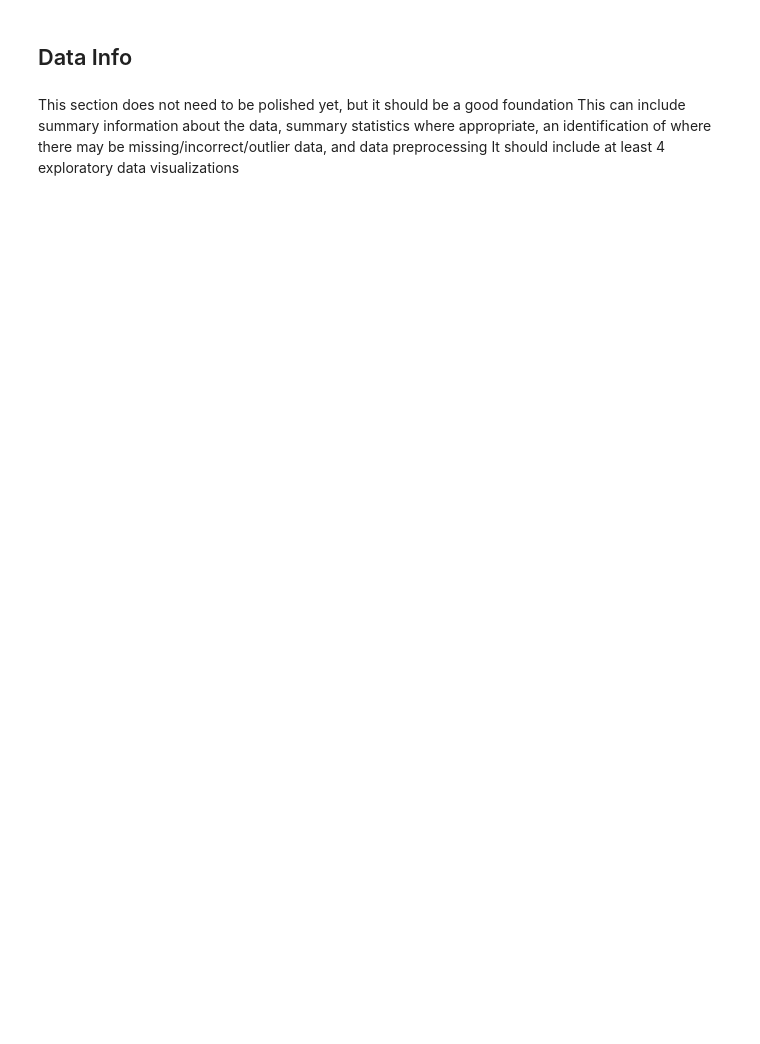
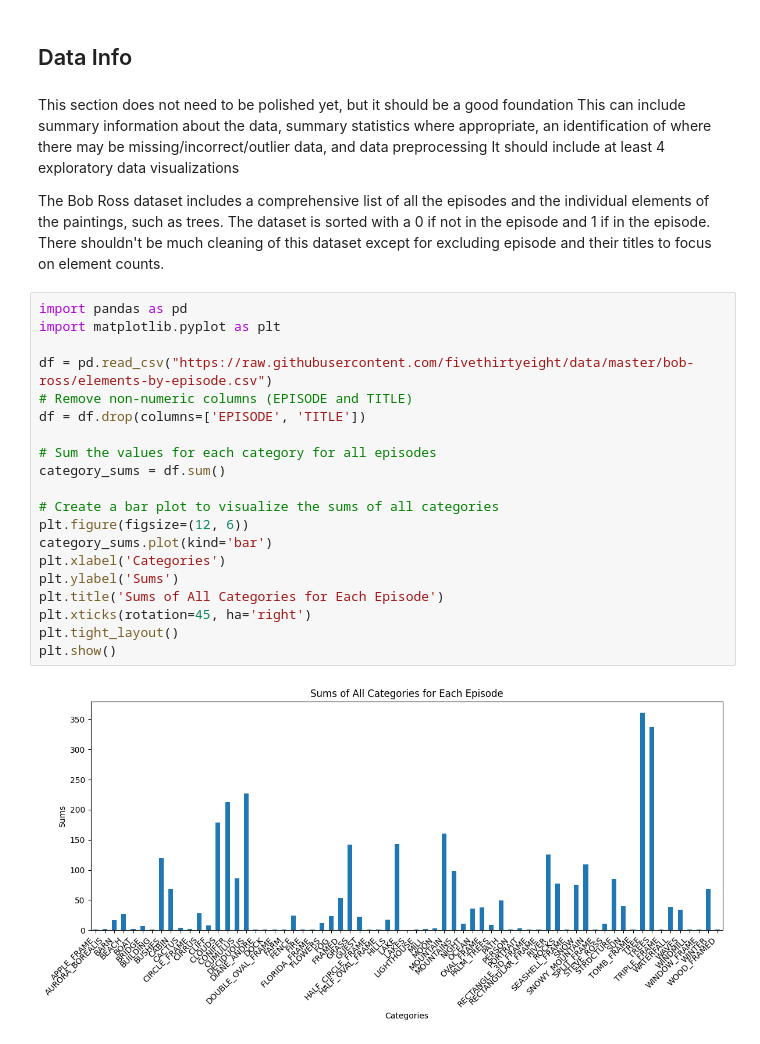
Before and after one commit to lololee88/dh140blog, a Jupyter notebook: posts/Topics.ipynb, the cells around one changed output. Saved outputs shown, nothing was run; the diff lists cells and outputs as text; blank space fills up the shorter version.

```diff
--- a/posts/Topics.ipynb
+++ b/posts/Topics.ipynb
@@ -8,6 +12,30 @@ This should include a description of your data, a link to the source(s) of your
 This section does not need to be polished yet, but it should be a good foundation
 This can include summary information about the data, summary statistics where appropriate, an identification of where there may be missing/incorrect/outlier data, and data preprocessing
 It should include at least 4 exploratory data visualizations
+
+The Bob Ross dataset includes a comprehensive list of all the episodes and the individual elements of the paintings, such as trees. The dataset is sorted with a 0 if not in the episode and 1 if in the episode. There shouldn't be much cleaning of this dataset except for excluding episode and their titles to focus on element counts.
+# %%
+import pandas as pd
+import matplotlib.pyplot as plt
+
+df = pd.read_csv("https://raw.githubusercontent.com/fivethirtyeight/data/master/bob-ross/elements-by-episode.csv")
+# Remove non-numeric columns (EPISODE and TITLE)
+df = df.drop(columns=['EPISODE', 'TITLE'])
+
+# Sum the values for each category for all episodes
+category_sums = df.sum()
+
+# Create a bar plot to visualize the sums of all categories
+plt.figure(figsize=(12, 6))
+category_sums.plot(kind='bar')
+plt.xlabel('Categories')
+plt.ylabel('Sums')
+plt.title('Sums of All Categories for Each Episode')
+plt.xticks(rotation=45, ha='right')
+plt.tight_layout()
+plt.show()
+# %% [output]
+[figure, added]
 # %% [markdown]
 ## Analysis
 This section also does not need to be polished yet, but it should be a good foundation
```
Also changed, not shown: parts of 2 cells of this notebook.
